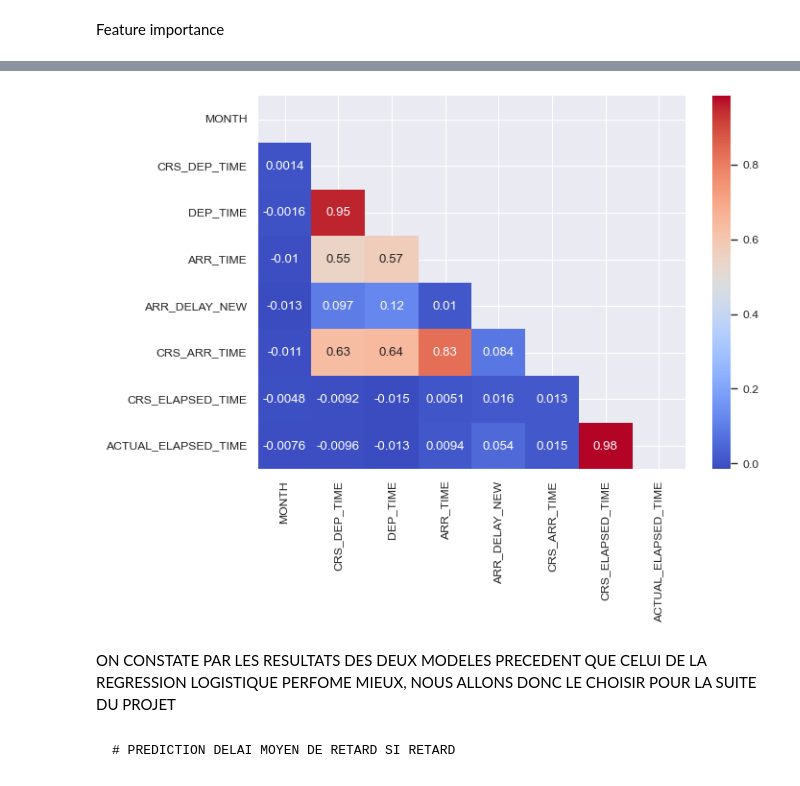
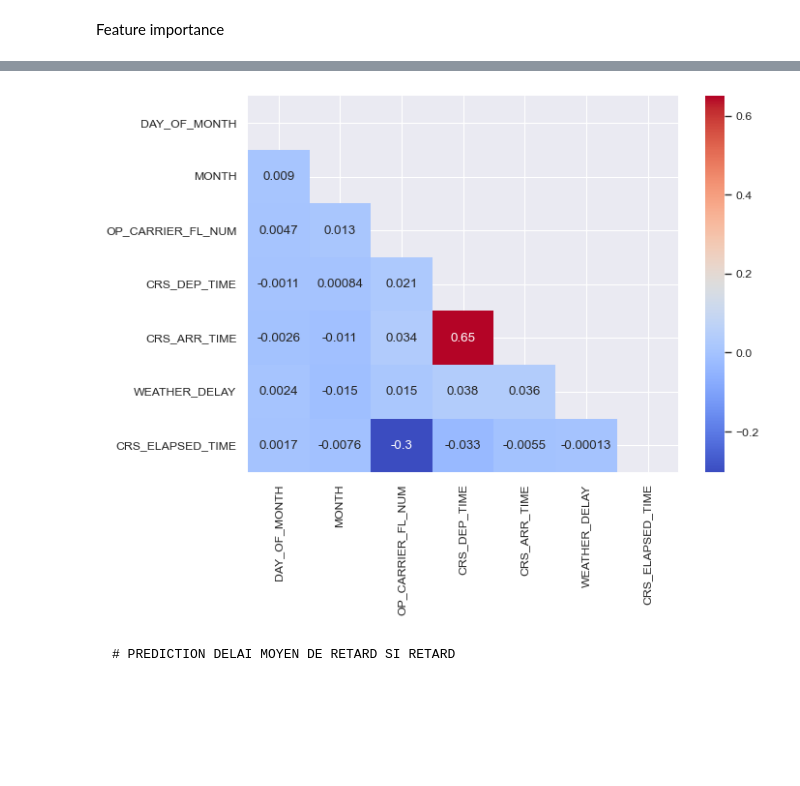
Before and after one commit to loft897/Final-Project-Jedha, a Jupyter notebook: final_project.ipynb, the cells around one changed output, grey strips where cells are left out. Cells and saved outputs as stored; diff of their text form; code cells hidden in the pictures; blank space fills up the shorter version.

```diff
--- a/final_project.ipynb
+++ b/final_project.ipynb
@@ -191,6 +190,9 @@ df.dropna(subset=['DEP_TIME', 'DEP_DELAY_NEW', 'DEP_DEL15', 'ARR_TIME', 'ARR_DEL
 # Imputation des valeurs manquantes par 0
 cols_to_impute_zero = ['CARRIER_DELAY', 'WEATHER_DELAY', 'NAS_DELAY', 'SECURITY_DELAY', 'LATE_AIRCRAFT_DELAY', 'CANCELLATION_CODE']
 df[cols_to_impute_zero] = df[cols_to_impute_zero].fillna(0.0)
+
+# traitement sur la feature WEATHER_DELAY:
+df["WEATHER_DELAY"] = (df["WEATHER_DELAY"] > 0).astype(int)
 
 # Imputation des valeurs manquantes de TAIL_NUM par le mode de la colonne
 mode_tail_num = df['TAIL_NUM'].mode()[0]
@@ -708,5 +710,4 @@ print(list(df.columns))
 # %%
 # We collect only the columns that will be used
 
-df = df[['DAY_OF_MONTH','MONTH', 'OP_UNIQUE_CARRIER', 'ORIGIN', 'DEST', 'CRS_DEP_TIME', 'CRS_ARR_TIME', 'DEP_DELAY_NEW', 'CRS_ELAPSED_TIME']]
-df.head(3)
+df = df[['DAY_OF_MONTH','MONTH', 'OP_UNIQUE_CARRIER', 'OP_CARRIER_FL_NUM', 'ORIGIN', 'ORIGIN_CITY_NAME', 'DEST', 'DEST_CITY_NAME', 'CRS_DEP_TIME', 'CRS_ARR_TIME', 'DEP_DELAY_NEW', 'WEATHER_DELAY', 'CRS_ELAPSED_TIME']]
@@ -718,6 +714,14 @@ df.head(3)
+# %%
+# Vu le grand nombre de ligne , on va separer le dataset Sélectionner 5% des lignes au hasard
+
+random_indices = np.random.choice(df.index, size=int(len(df)*0.05), replace=False)
+sampled_df = df.loc[random_indices]
+
+# Order by month
+sampled_df = sampled_df.sort_values('MONTH')
 # %%
 # Creation d'un nouveau et ajout d'une colonne d'indicateur de retard qui sera notre variable cible
-df_new = df.copy()
+df_new = sampled_df.copy()
 df_new["DELAYED"] = (df_new["DEP_DELAY_NEW"] > 0).astype(int)
 df_new = df_new.drop(['DEP_DELAY_NEW'], axis=1)
 df_new.head(3)
@@ -1312,17 +1236,13 @@ fig.update_layout(showlegend = False,
 fig.show()
 # %%
 # Supprimer les fonctionnalités qui ont une corrélation faible avec la variable cible ou qui ont des valeurs manquantes élevées
-corr_matrix = sampled_df[numeric_features].corr()
+corr_matrix = df_new[numeric_features].corr()
 mask = np.triu(np.ones_like(corr_matrix, dtype=bool))
 corr_matrix = corr_matrix.mask(mask)
 sns.heatmap(corr_matrix, cmap='coolwarm', annot=True)
 plt.show()
-
-# df = df.drop(['SOME_LOW_CORRELATED_FEATURE', 'SOME_FEATURE_WITH_HIGH_MISSING_VALUES'], axis=1)
 # %% [output]
-[figure, old version]
+[figure, new version]
-# %% [markdown]
-ON CONSTATE PAR LES RESULTATS DES DEUX MODELES PRECEDENT QUE CELUI DE LA REGRESSION LOGISTIQUE PERFOME MIEUX, NOUS ALLONS DONC LE CHOISIR POUR LA SUITE DU PROJET
 # %% [markdown]
     # PREDICTION DELAI MOYEN DE RETARD SI RETARD
 # %%
```
Also changed, not shown: parts of 37 cells of this notebook, 11 other files.
